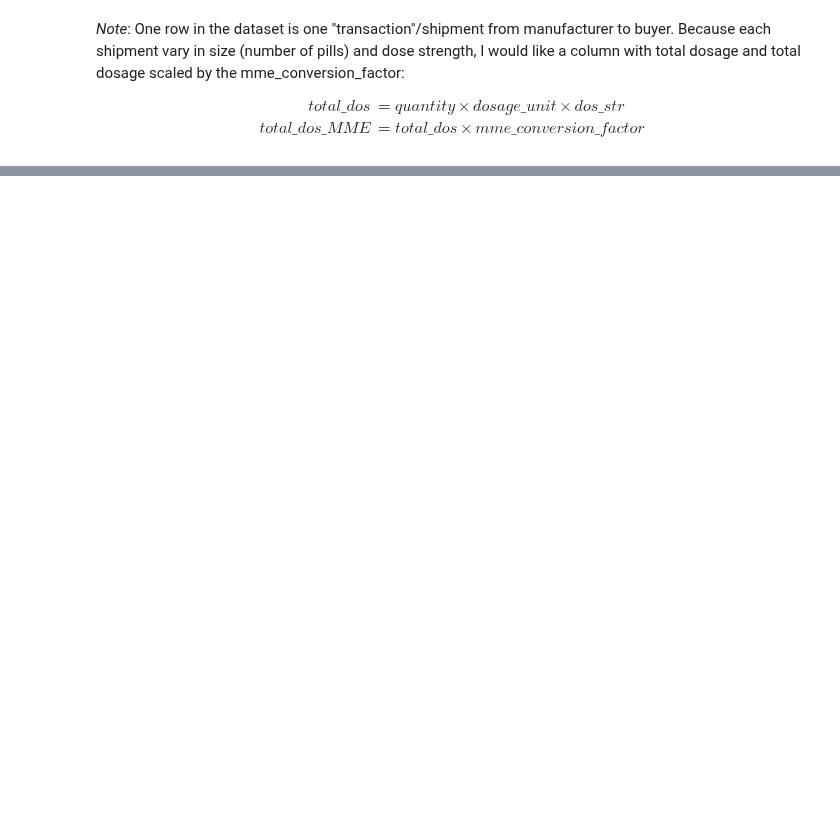
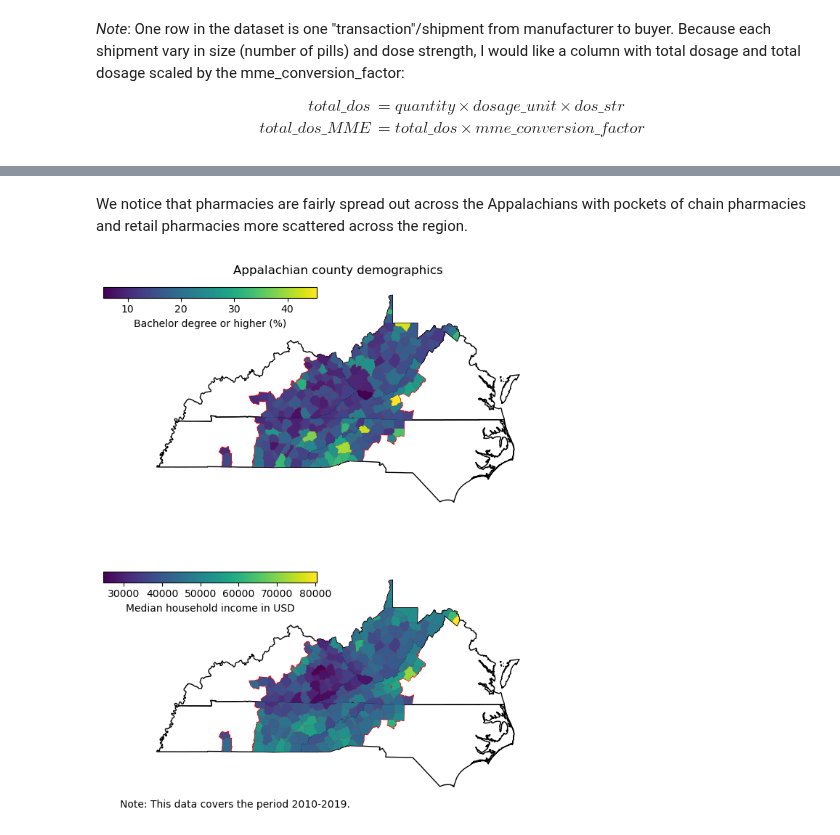
Before and after one commit to NumEconCopenhagen/projects-2024-jbh, a Jupyter notebook: dataproject/main.ipynb, the cells around one changed output, grey strips where cells are left out. Saved outputs shown, nothing was run; the diff lists cells and outputs as text; code cells hidden in the pictures; blank space fills up the shorter version.

```diff
--- a/dataproject/main.ipynb
+++ b/dataproject/main.ipynb
@@ -160,0 +173,11 @@ shape: (0, 19)
+# %% [markdown]
+We notice that pharmacies are fairly spread out across the Appalachians with pockets of chain pharmacies and retail pharmacies more scattered across the region.
+# %%
+states_list = ['VA', 'WV', 'KY', 'TN', 'NC']
+states_fips_list = ['51', '54', '21', '47', '37']
+
+gdf_county_demo = utils.fetch_county_demographics(states=states_list, states_fips=states_fips_list, gdf_counties=gdf_counties_appa)
+gdf_county_fig=utils.make_descrip_maps(gdf_county_demo, gdf_states_appa, title='Appalachian county demographics')
+gdf_county_fig
+# %% [output]
+[figure, added]
```
Also changed, not shown: parts of 20 cells of this notebook, 8 other files.
